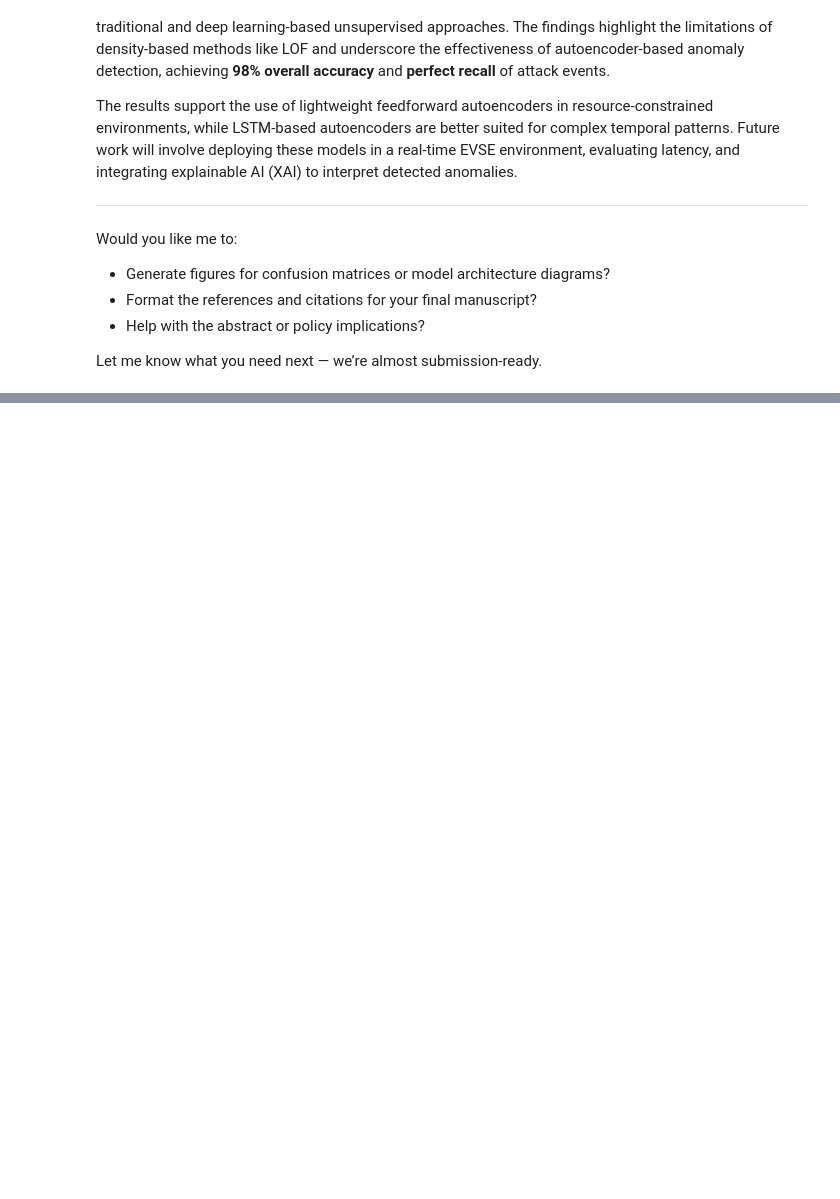
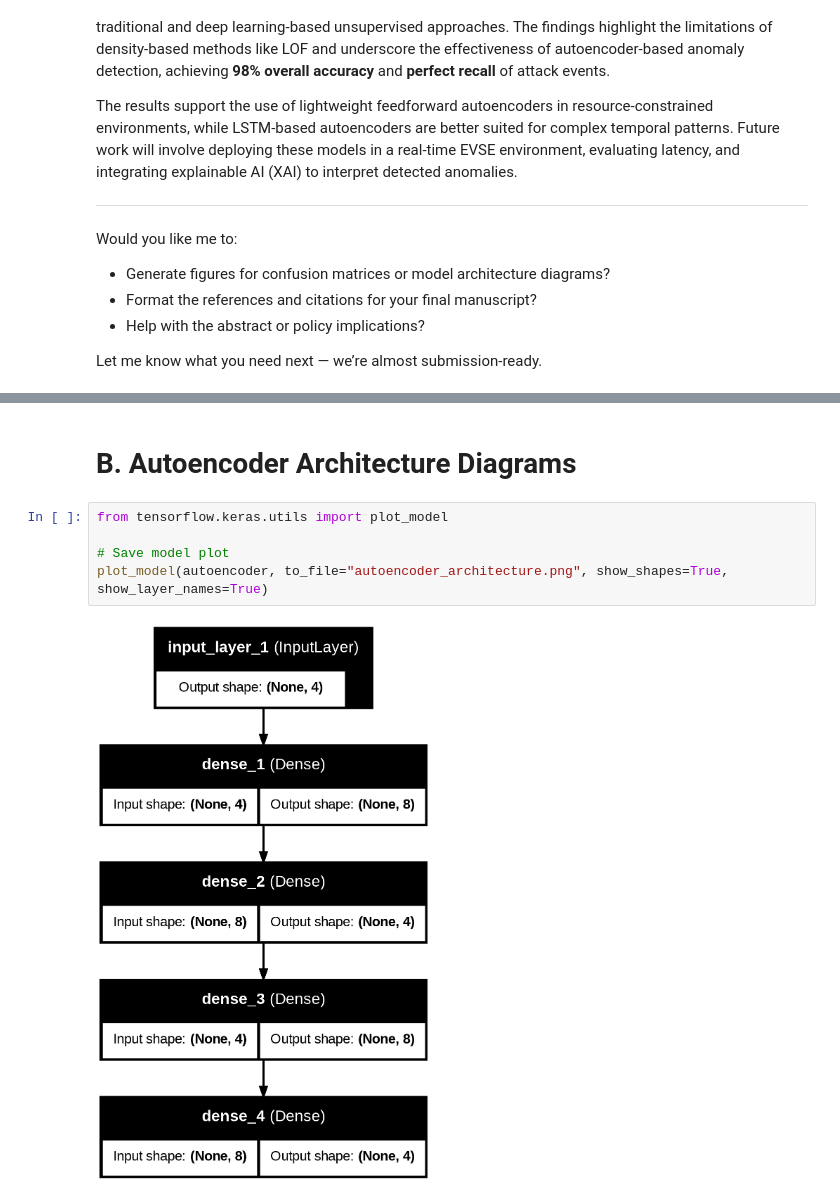
Before and after one commit to imtufail/EVS-Project, a Jupyter notebook: Anomaly_Detection.ipynb, the cells around one changed output, grey strips where cells are left out. Cells and saved outputs as stored; diff of their text form; blank space fills up the shorter version.

```diff
--- a/Anomaly_Detection.ipynb
+++ b/Anomaly_Detection.ipynb
@@ -780,0 +802,9 @@ Let me know what you need next — we’re almost submission-ready.
+# %% [markdown]
+# B. Autoencoder Architecture Diagrams
+# %%
+from tensorflow.keras.utils import plot_model
+
+# Save model plot
+plot_model(autoencoder, to_file="autoencoder_architecture.png", show_shapes=True, show_layer_names=True)
+# %% [output]
+[figure, added]
```
Also changed, not shown: parts of 31 cells of this notebook.
